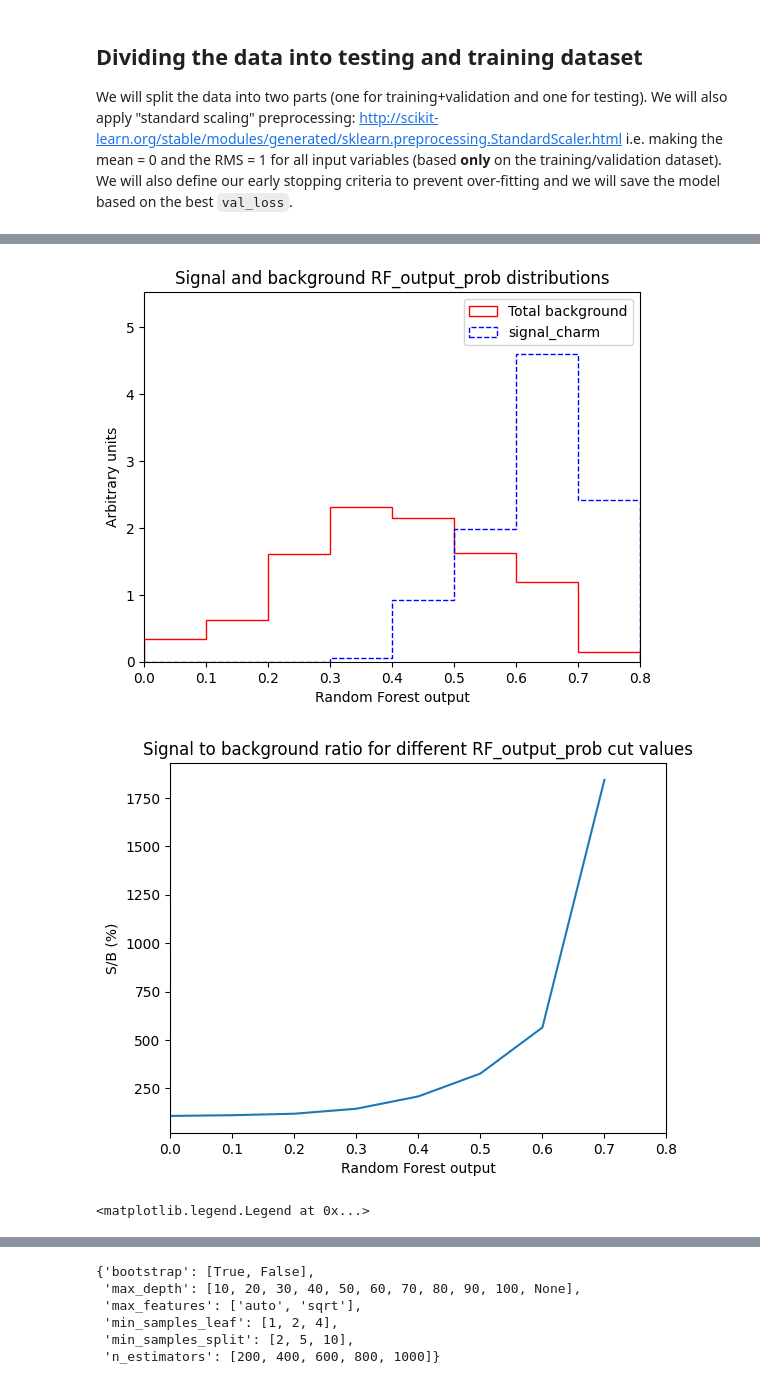
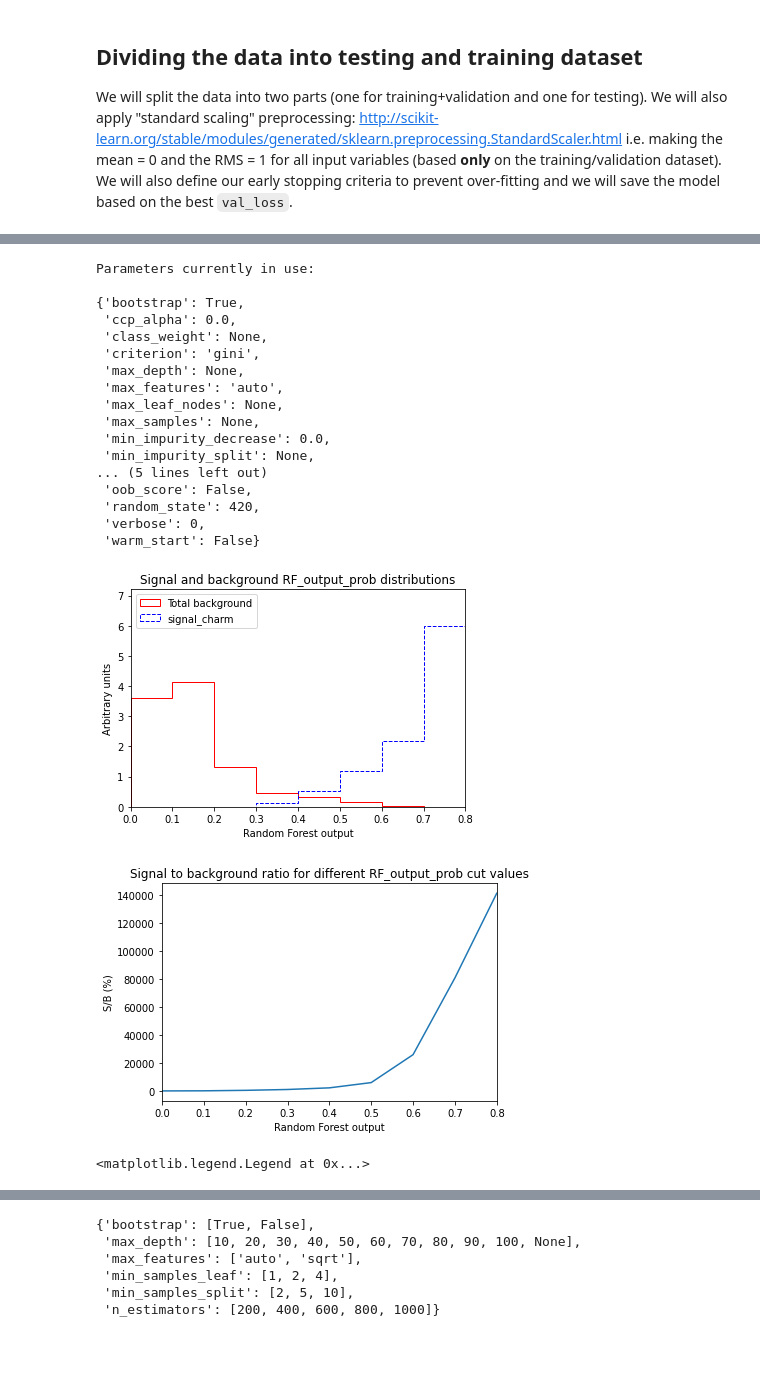
Before and after one commit to mghasemi19/TopFC, a Jupyter notebook: BDT_weight/RF_TopFC_main_bkg_analysis.ipynb, the cells around one changed output, grey strips where cells are left out. Saved outputs shown, nothing was run; the diff lists cells and outputs as text; code cells hidden in the pictures; blank space fills up the shorter version.

```diff
--- a/BDT_weight/RF_TopFC_main_bkg_analysis.ipynb
+++ b/BDT_weight/RF_TopFC_main_bkg_analysis.ipynb
@@ -152,15 +152,3 @@ hist(df_all[df_all['isSignal']==0].replace(-999, np.nan),
-# %%
-# probability and significance plots
-RF_output_prob = { # dictionary containing plotting parameters for the mllll histogram
-    # change plotting parameters
-    'bin_width':0.1, # width of each histogram bin
-    'num_bins':8, # number of histogram bins
-    'xrange_min':0, # minimum on x-axis
-    'xlabel':'Random Forest output', # x-axis label
-}
-
-SoverB_hist_dict = {'RF_output_prob':RF_output_prob}
-plot_SoverB(df, SoverB_hist_dict)
 # %%
 # function to make ML output and significant plot
 samples =['ttbar', 'WZ', 'ZZ', 'signal_charm']
@@ -287,7 +275,8 @@ import time
 start = time.time() # time at start of whole processing
 
 # the parameters for initializing are called hyperprameters
-RF_clf = RandomForestClassifier(criterion='gini', max_depth=8, n_estimators=1000, random_state=420) # initialise your random forest classifier
+#RF_clf = RandomForestClassifier(criterion='gini', max_depth=8, n_estimators=1000, random_state=420) # initialise your random forest classifier
+RF_clf = RandomForestClassifier(random_state=420) # initialise your random forest classifier
 RF_clf.fit(X_train_val, Y_train_val) # fit to the training data
 elapsed = time.time() - start # time after whole processing
 print("Time taken: "+str(round(elapsed,1))+"s") # print total time taken to process every file
@@ -336,36 +325,58 @@ weighted avg       0.82      0.81      0.80      6765
+# %%
+from pprint import pprint
+print('Parameters currently in use:\n')
+pprint(RF_clf.get_params())
+# %% [output]
+Parameters currently in use:
+
+{'bootstrap': True,
+ 'ccp_alpha': 0.0,
+ 'class_weight': None,
+ 'criterion': 'gini',
+ 'max_depth': None,
+ 'max_features': 'auto',
+ 'max_leaf_nodes': None,
+ 'max_samples': None,
+ 'min_impurity_decrease': 0.0,
+ 'min_impurity_split': None,
+... (5 lines left out)
+ 'oob_score': False,
+ 'random_state': 420,
+ 'verbose': 0,
+ 'warm_start': False}
 # %%
-plt.style.use('default')
+#plt.style.use('default')
 
 # add RF probability
 y_tot_prob_RF = RF_clf.predict_proba(scaler.transform(X))[:,1]
 y_tot_RF = RF_clf.predict(scaler.transform(X))
 cumulative_events = 0 # start counter for total number of events for which output is saved
 for key in filename.keys(): # loop over samples
     df[key]['RF_output_prob'] = y_tot_prob_RF[cumulative_events:cumulative_events+len(df[key])]
     df[key]['RF_output'] = y_tot_RF[cumulative_events:cumulative_events+len(df[key])]
     cumulative_events += len(df[key]) # increment counter for total number of events
     #print(df[key]['RF_output']) # print the dataframe column NN_output
 
 # probability and significance plots
 RF_output_prob = { # dictionary containing plotting parameters for the mllll histogram
     # change plotting parameters
     'bin_width':0.1, # width of each histogram bin
     'num_bins':8, # number of histogram bins
     'xrange_min':0, # minimum on x-axis
     'xlabel':'Random Forest output', # x-axis label
 }
 
 SoverB_hist_dict = {'RF_output_prob':RF_output_prob}
 plot_SoverB(df, SoverB_hist_dict)
 
 # plot ROC curve
 plt.plot(fpr_rf, tpr_rf, label='Random Forest') # plot random forest ROC
 plt.plot([0, 1], [0, 1], linestyle='dotted', color='grey', label='Luck') # plot diagonal line to indicate luck
 plt.xlabel('False Positive Rate') # x-axis label
 plt.ylabel('True Positive Rate') # y-axis label
 plt.grid() # add a grid to the plot
 plt.legend() # add a legend
 # %% [output]
-[figure, old version]
+[figure, new version]
-[figure, old version]
+[figure, new version]
 <matplotlib.legend.Legend at 0x...>
```
Also changed, not shown: parts of 21 cells of this notebook, 1 other file.
